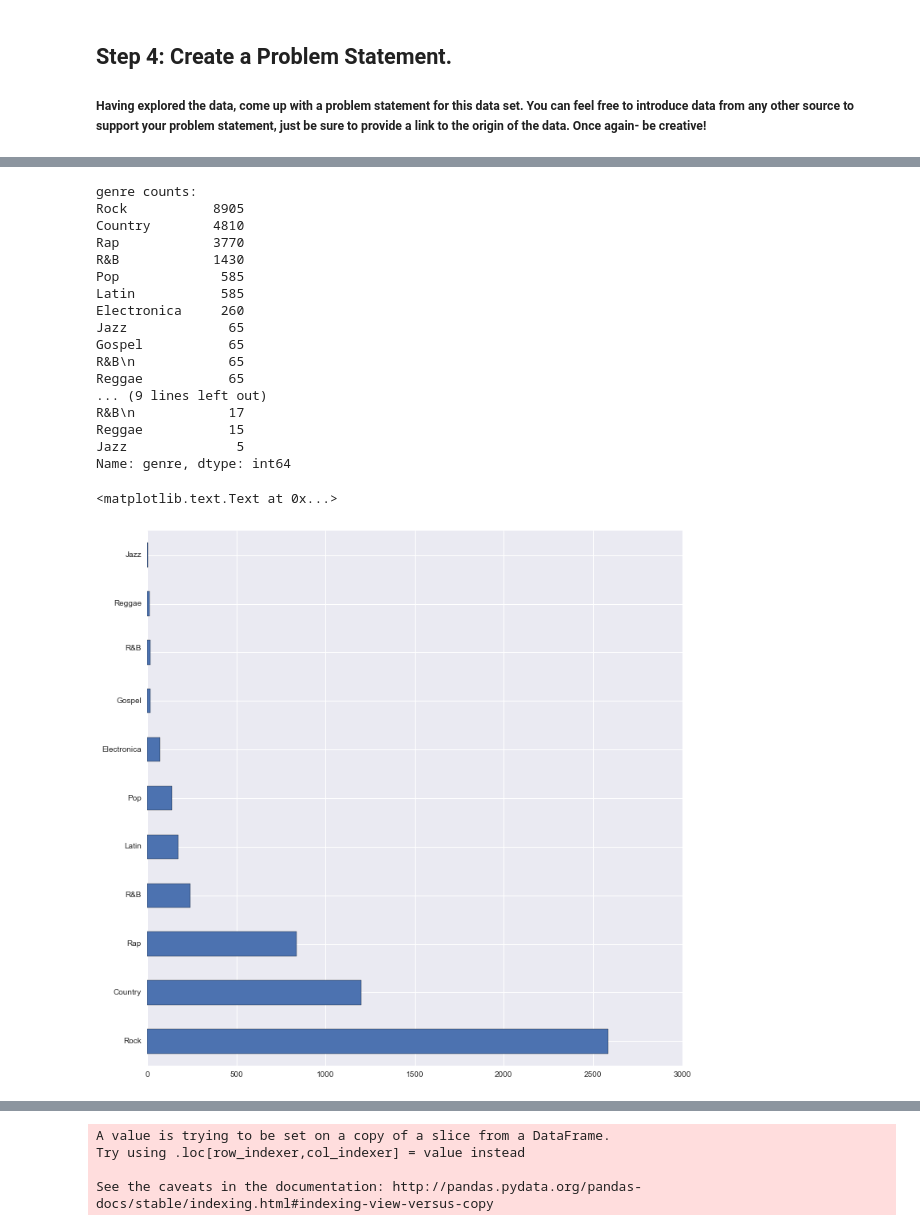
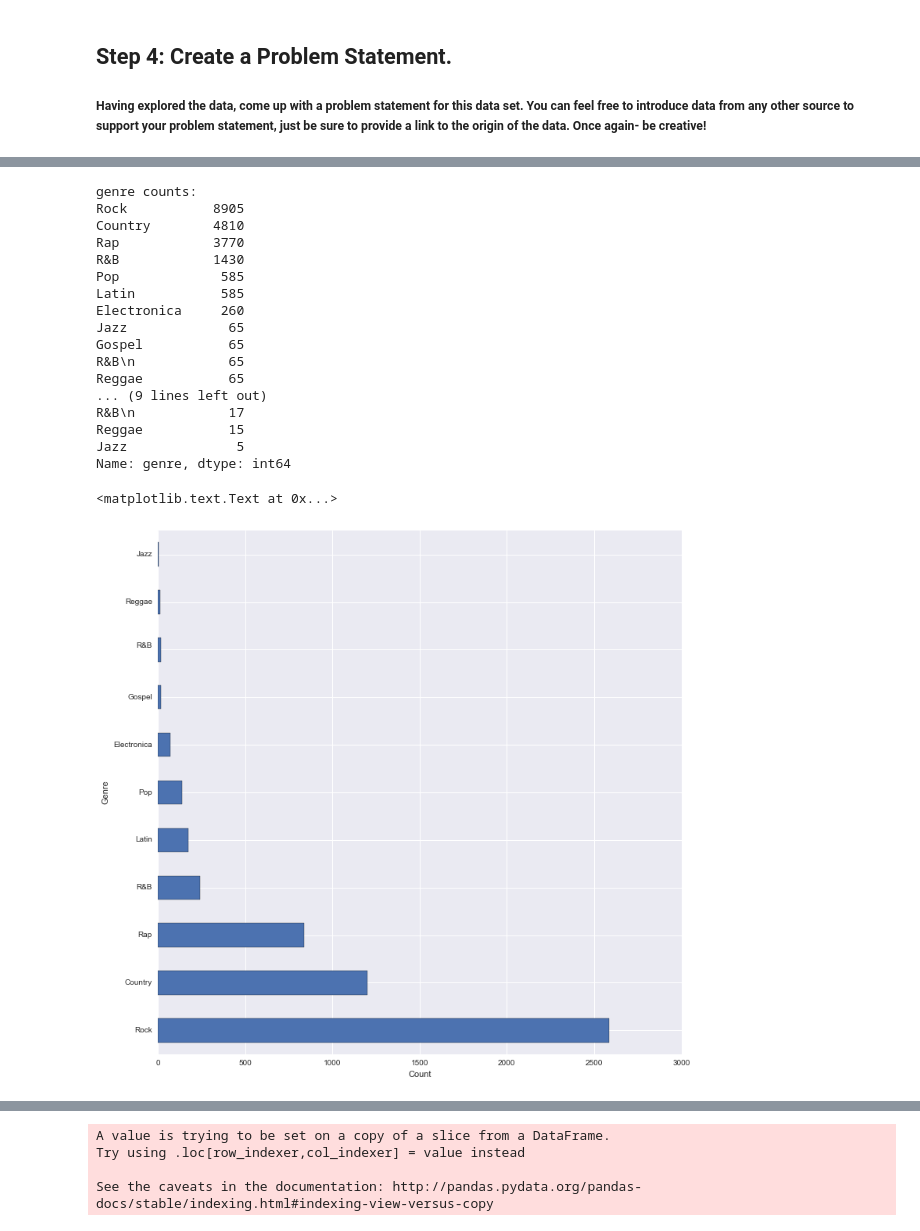
Before and after one commit to stavgrossfeld/GA-Data-Science-Immersive, a Jupyter notebook: projects/project-02/starter-code/project_2.ipynb, the cells around one changed output, grey strips where cells are left out. Cells and saved outputs as stored; diff of their text form; code cells hidden in the pictures.

```diff
--- a/projects/project-02/starter-code/project_2.ipynb
+++ b/projects/project-02/starter-code/project_2.ipynb
@@ -279,33 +287,33 @@ sns.set(rc={"figure.figsize": (12, 12)})
 # %%
 # Genre count distribution
 print 'genre counts:'
 print billboard_long.genre.value_counts()    #pre NaN removed value counts for genre
 print final_billboard.genre.value_counts()   #post NaN removed
 
 #axes.set_title('Average performance of total songs on billboard')
-final_billboard.genre.value_counts().plot(kind="barh")
-axes.set_xlabel('Count')
-axes.set_ylabel('Genre')
+g = final_billboard.genre.value_counts().plot(kind="barh")
+g.set_xlabel('Count')
+g.set_ylabel('Genre')
 # %% [output]
 genre counts:
 Rock           8905
 Country        4810
 Rap            3770
 R&B            1430
 Pop             585
 Latin           585
 Electronica     260
 Jazz             65
 Gospel           65
 R&B\n            65
 Reggae           65
 ... (9 lines left out)
 R&B\n            17
 Reggae           15
 Jazz              5
 Name: genre, dtype: int64
 <matplotlib.text.Text at 0x...>
-[figure, old version]
+[figure, new version]
 # %%
 # GROUP BY GENRE min ranking
 
```
Also changed, not shown: parts of 12 cells of this notebook.
